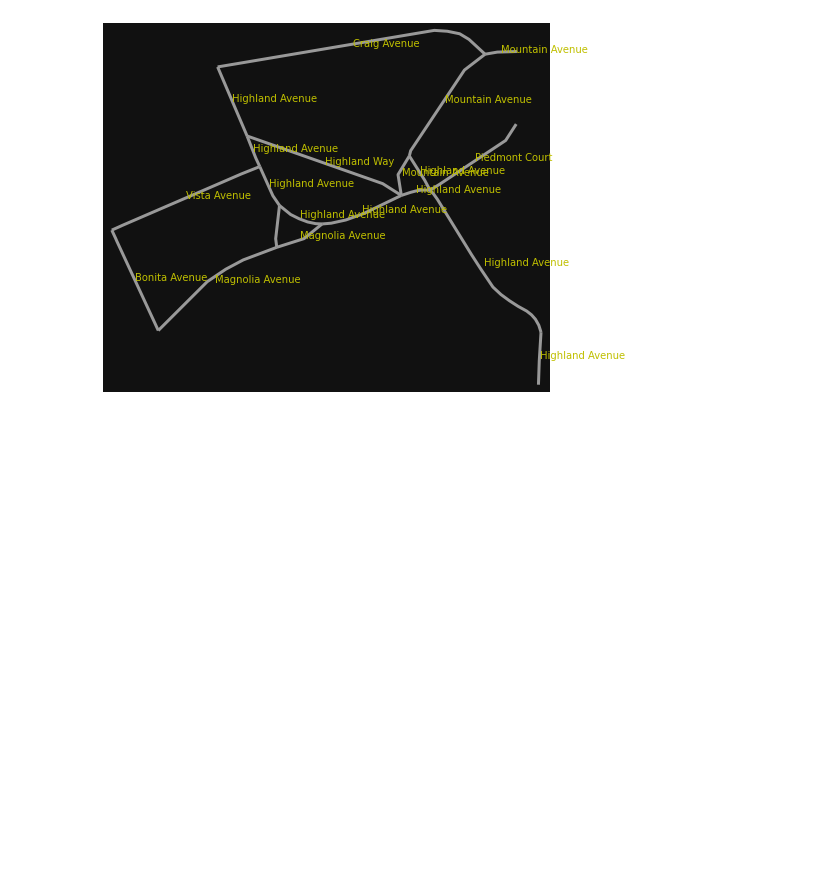
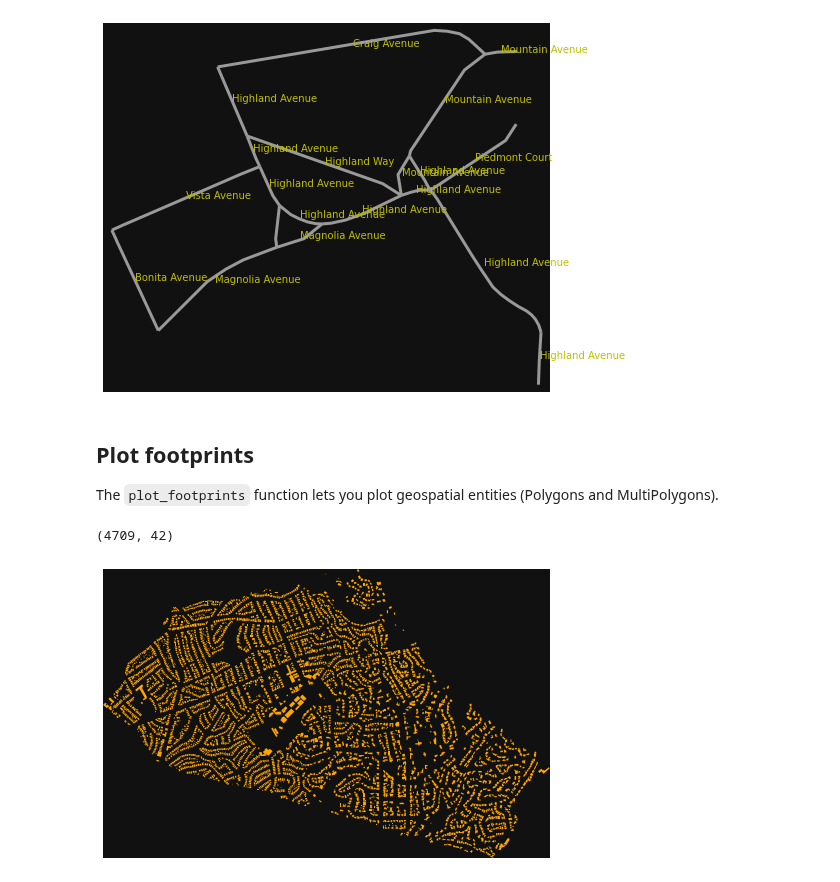
Before and after one commit to gboeing/osmnx-examples, a Jupyter notebook: notebooks/15-advanced-plotting.ipynb, the cells around one changed output. Saved outputs shown, nothing was run; the diff lists cells and outputs as text; code cells hidden in the pictures; blank space fills up the shorter version.

```diff
--- a/notebooks/15-advanced-plotting.ipynb
+++ b/notebooks/15-advanced-plotting.ipynb
@@ -137,3 +137,17 @@ for _, edge in ox.graph_to_gdfs(G, nodes=False).fillna('').iterrows():
 plt.show()
 # %% [output]
 [figure]
+# %% [markdown]
+## Plot footprints
+
+The `plot_footprints` function lets you plot geospatial entities (Polygons and MultiPolygons).
+# %%
+# get all the building footprints in a city
+gdf = ox.geometries_from_place('Piedmont, California, USA', {'building': True})
+gdf.shape
+# %% [output]
+(4709, 42)
+# %%
+fig, ax = ox.plot_footprints(gdf)
+# %% [output]
+[figure, added]
```
Also changed, not shown: parts of 10 cells of this notebook, 17 other files.
